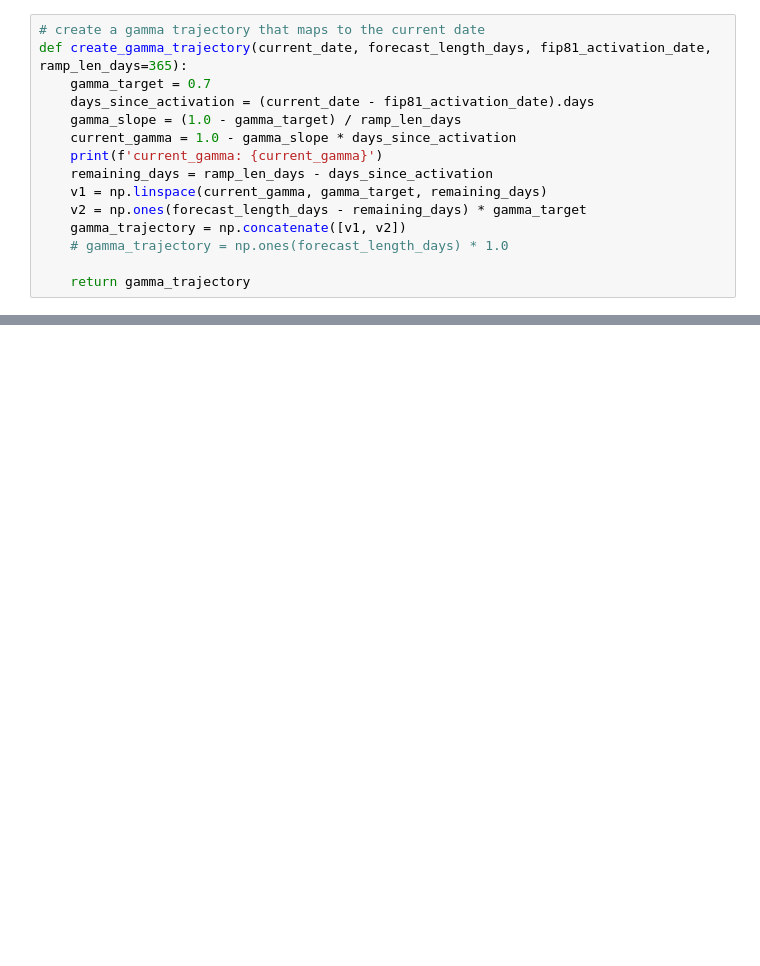
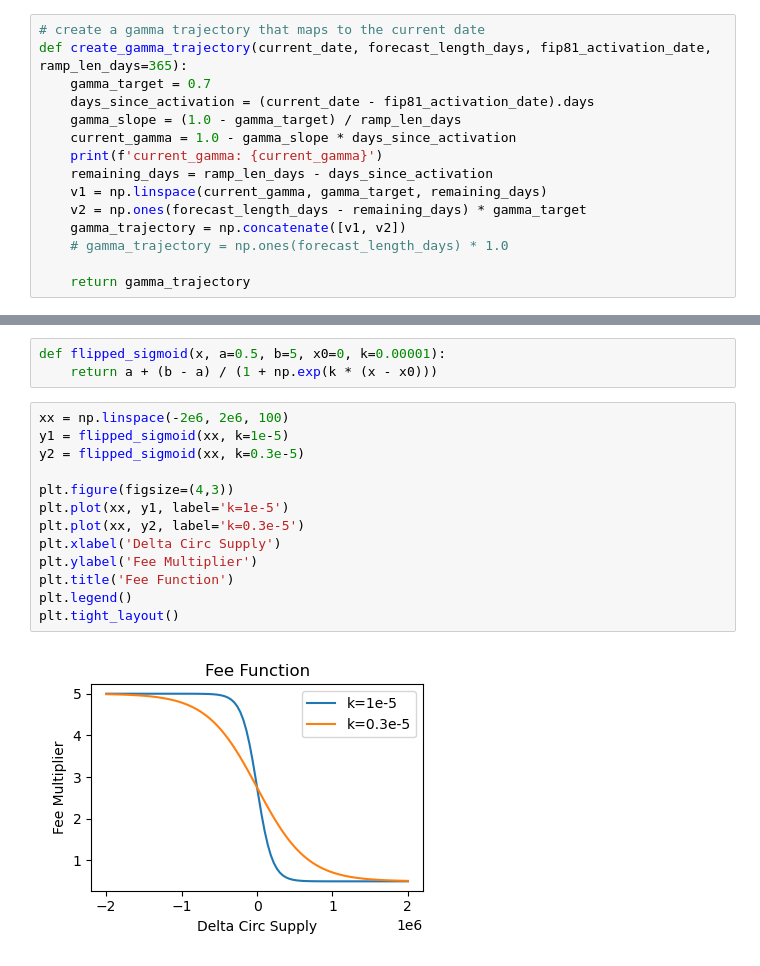
Before and after one commit to CELtd/cel, a Jupyter notebook: notebooks/proof_fees/fees.ipynb, the cells around one changed output, grey strips where cells are left out. Cells and saved outputs as stored; diff of their text form; blank space fills up the shorter version.

```diff
--- a/notebooks/proof_fees/fees.ipynb
+++ b/notebooks/proof_fees/fees.ipynb
@@ -235,0 +464,18 @@ plt.savefig('static_onboarding_fees.png',
+# %%
+def flipped_sigmoid(x, a=0.5, b=5, x0=0, k=0.00001):
+    return a + (b - a) / (1 + np.exp(k * (x - x0)))
+# %%
+xx = np.linspace(-2e6, 2e6, 100)
+y1 = flipped_sigmoid(xx, k=1e-5)
+y2 = flipped_sigmoid(xx, k=0.3e-5)
+
+plt.figure(figsize=(4,3))
+plt.plot(xx, y1, label='k=1e-5')
+plt.plot(xx, y2, label='k=0.3e-5')
+plt.xlabel('Delta Circ Supply')
+plt.ylabel('Fee Multiplier')
+plt.title('Fee Function')
+plt.legend()
+plt.tight_layout()
+# %% [output]
+[figure, added]
```
Also changed, not shown: parts of 22 cells of this notebook, 2 other files.
